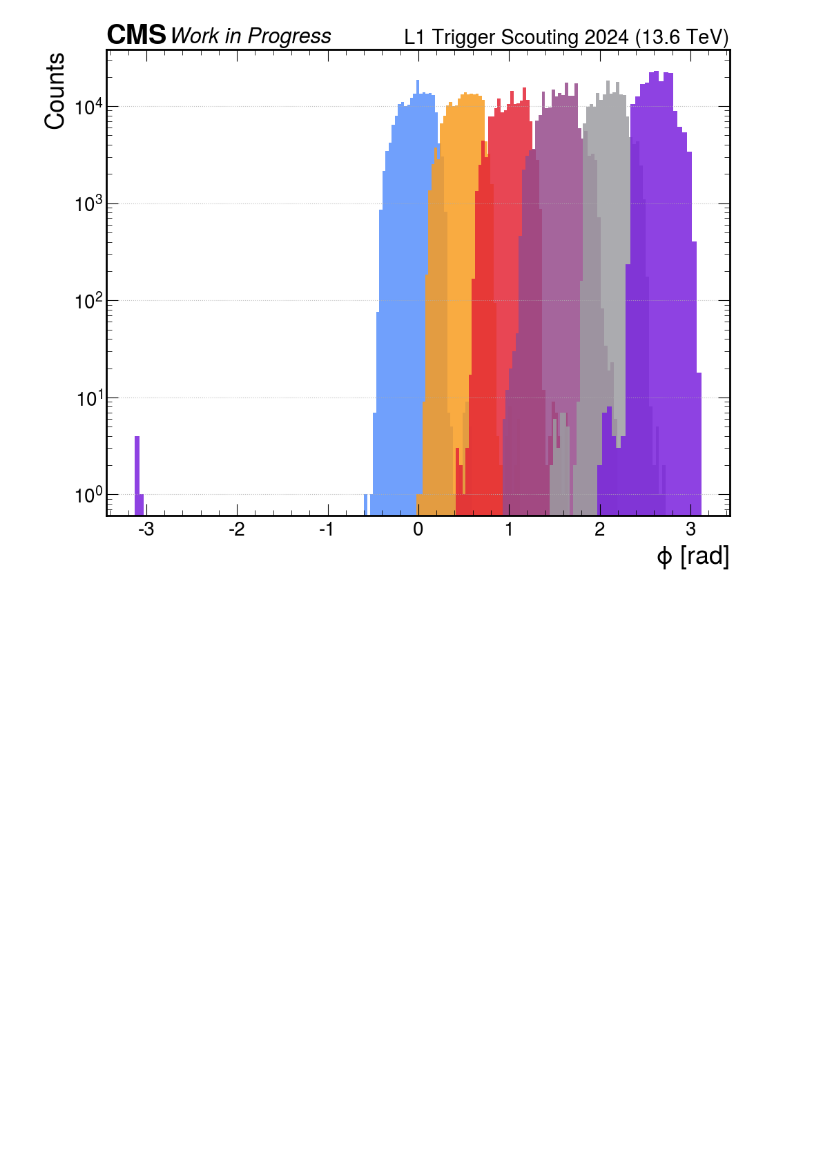
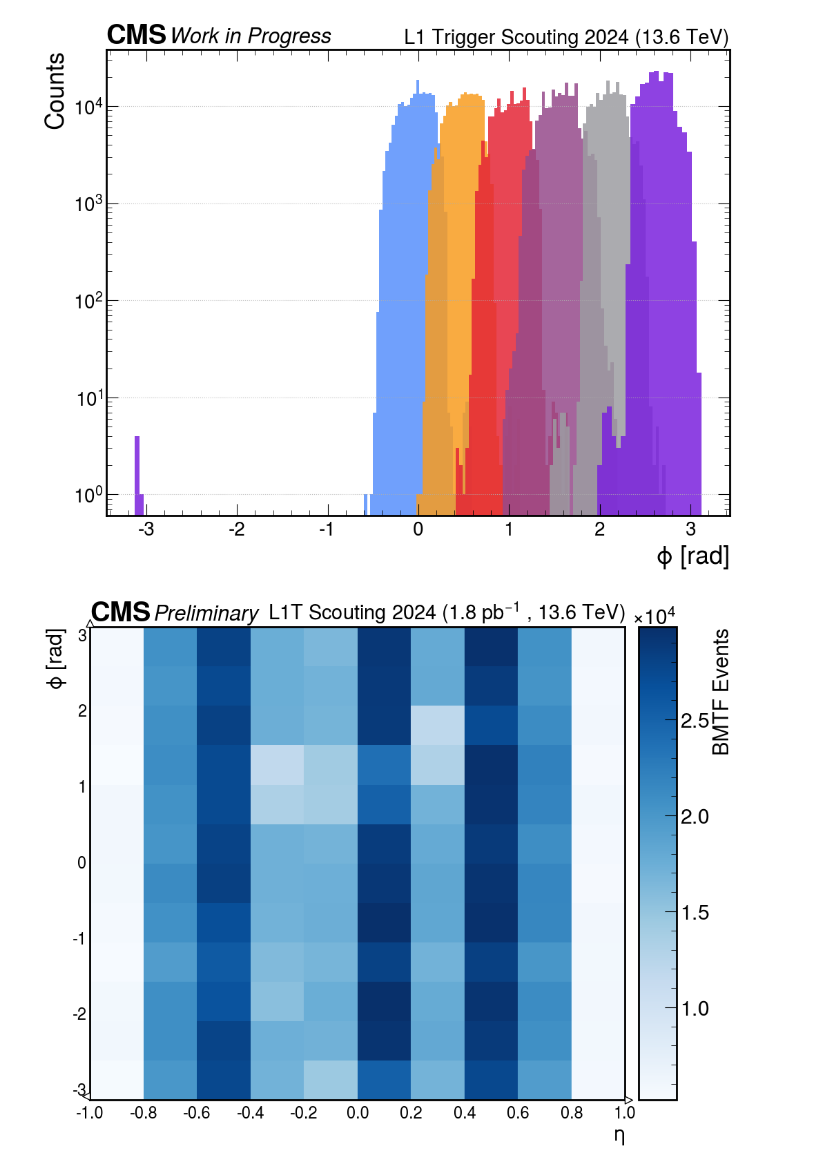
Before and after one commit to francescoreschio/Tesi-Triennale, a Jupyter notebook: Codice/BMTF.ipynb, the cells around one changed output. Cells and saved outputs as stored; diff of their text form; code cells hidden in the pictures; blank space fills up the shorter version.

```diff
--- a/Codice/BMTF.ipynb
+++ b/Codice/BMTF.ipynb
@@ -202,9 +202,15 @@ BmtfEtaLS263 = ak.flatten(bmtf_awk_LS263.bmtfEta)
 BmtfEtaLS264 = ak.flatten(bmtf_awk_LS264.bmtfEta)
 BmtfEtaLS306 = ak.flatten(bmtf_awk_LS306.bmtfEta)
 
+BmtfPhiLS133 = ak.flatten(bmtf_awk_LS133.bmtfPhi)
+BmtfPhiLS263 = ak.flatten(bmtf_awk_LS263.bmtfPhi)
+BmtfPhiLS264 = ak.flatten(bmtf_awk_LS264.bmtfPhi)
+BmtfPhiLS306 = ak.flatten(bmtf_awk_LS306.bmtfPhi)
+
 Pt = ak.concatenate([bmtfPtLS133, bmtfPtLS263, bmtfPtLS264, bmtfPtLS306])
 Ptu = ak.concatenate([bmtfPtuLS133, bmtfPtuLS263, bmtfPtuLS264, bmtfPtuLS306])
 BmtfEta = ak.concatenate([BmtfEtaLS133, BmtfEtaLS263, BmtfEtaLS264, BmtfEtaLS306])
+BmtfPhi = ak.concatenate([BmtfPhiLS133, BmtfPhiLS263, BmtfPhiLS264, BmtfPhiLS306])
 
 PtDiff = Pt - Ptu
 # %%
@@ -434,3 +441,44 @@ ax.grid(visible=True, axis='y')
 ax.set_yscale('log')
 # %% [output]
 [figure]
+# %%
+from matplotlib import ticker
+
+binsPhi = np.array(np.arange(-np.pi, np.pi + 0.1, 0.52))
+binsEta = np.array(np.arange(-1, 1.1, 0.2))
+
+
+hist2d = hist.Hist(
+    hist.axis.Variable(binsEta, name='Eta', ),
+    hist.axis.Variable(binsPhi, name='Phi'),
+)
+hist2d.fill(Phi=BmtfPhi, Eta=BmtfEta)
+
+fig, ax = plt.subplots(figsize=FIGSIZE, constrained_layout=True)
+set_label_font(ax, FONTSIZE)
+set_tick_font(ax, FONTSIZE-2)
+draw_grid(ax, axis="y")
+draw_cms_label(ax, fontsize=FONTSIZE)
+
+hep.hist2dplot(hist2d, cbar=True, cmap='Blues', ax=ax)
+
+cbar = ax.collections[0].colorbar
+cbar.set_label('BMTF Events', fontsize=FONTSIZE)
+
+#Notazione scientifica
+cbar.formatter = ticker.ScalarFormatter(useMathText=True)
+cbar.formatter.set_scientific(True)
+cbar.formatter.set_powerlimits((-2, 2))
+cbar.update_ticks()
+
+ax.set_xlabel(r'$\eta$')
+ax.set_ylabel(r'$\phi$ [rad]')
+
+ax.tick_params(axis='both', which='both', length=0, labelsize = FONTSIZE - 5)
+
+plt.savefig("../Immagini/BMTFPhiEta.pdf")
+
+
+plt.show()
+# %% [output]
+[figure, added]
```
Also changed, not shown: parts of 8 cells of this notebook, 10 other files.
